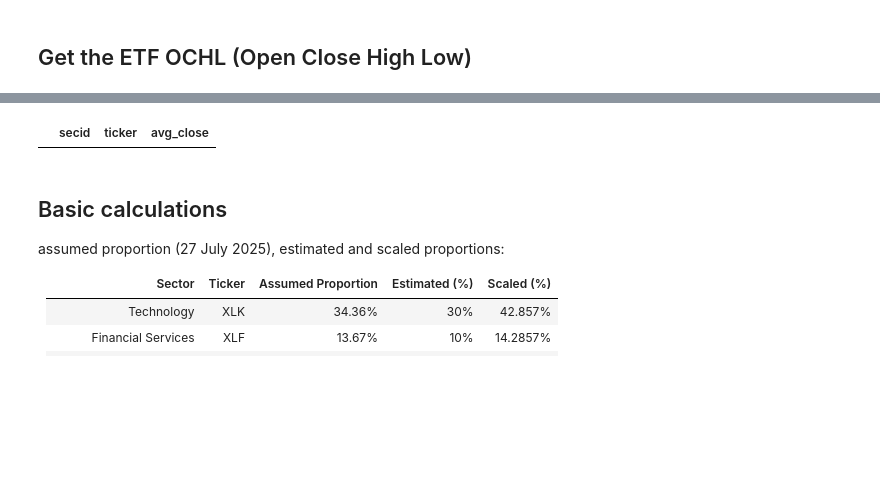
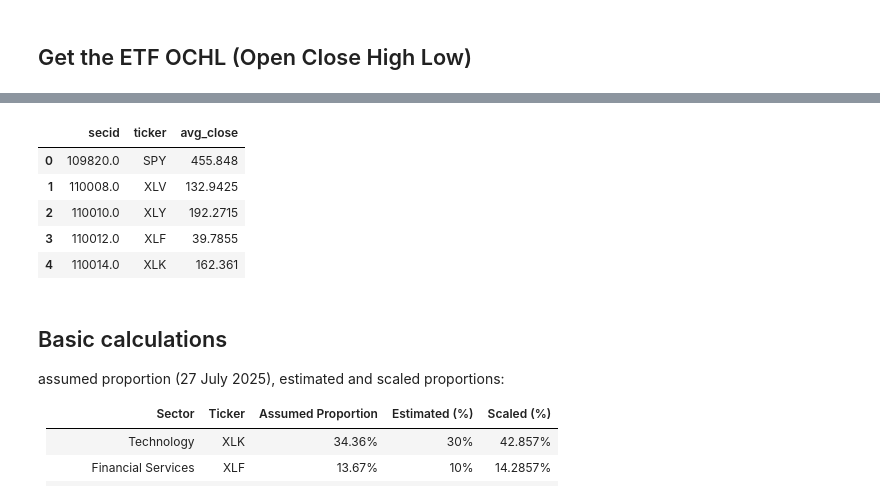
Before and after one commit to changjulian17/ibkr-connection, a Jupyter notebook: research/dispersion_trade_v0.ipynb, the cells around one changed output, grey strips where cells are left out. Saved outputs shown, nothing was run; the diff lists cells and outputs as text; code cells hidden in the pictures; blank space fills up the shorter version.

```diff
--- a/research/dispersion_trade_v0.ipynb
+++ b/research/dispersion_trade_v0.ipynb
@@ -191,18 +214,27 @@ array([], dtype=object)
 # %%
 # Add ticker mapping to security data
 secid_ticker_mapping = target_securities.set_index('secid')['ticker'].to_dict()
 security_data['ticker'] = security_data['secid'].map(secid_ticker_mapping)
 
+# Ensure 'date' column is pandas datetime
+if not pd.api.types.is_datetime64_any_dtype(security_data['date']):
+    security_data['date'] = pd.to_datetime(security_data['date'])
+
 # Calculate average close price for each security
 # ensure to only take mean dates for test period before 1 July 2023
-cutoff_date = pd.to_datetime('2023-02-01')
-security_data_before_july = security_data[security_data['date'] < cutoff_date]
+cutoff_date = pd.to_datetime('2022-02-01')
+train_data = security_data[security_data['date'] < cutoff_date]
 
-avg_close_prices = security_data_before_july.groupby(['secid', 'ticker'])['close'].mean().reset_index()
+avg_close_prices = train_data.groupby(['secid', 'ticker'])['close'].mean().reset_index()
 avg_close_prices.columns = ['secid', 'ticker', 'avg_close']
 avg_close_prices
 # %% [output]
 |  | secid | ticker | avg_close |
+| 0 | 109820.0 | SPY | 455.848 |
+| 1 | 110008.0 | XLV | 132.9425 |
+| 2 | 110010.0 | XLY | 192.2715 |
+| 3 | 110012.0 | XLF | 39.7855 |
+| 4 | 110014.0 | XLK | 162.361 |
 # %% [markdown]
 ## Basic calculations
 assumed proportion (27 July 2025), estimated and scaled proportions:
```
Also changed, not shown: parts of 12 cells of this notebook.
